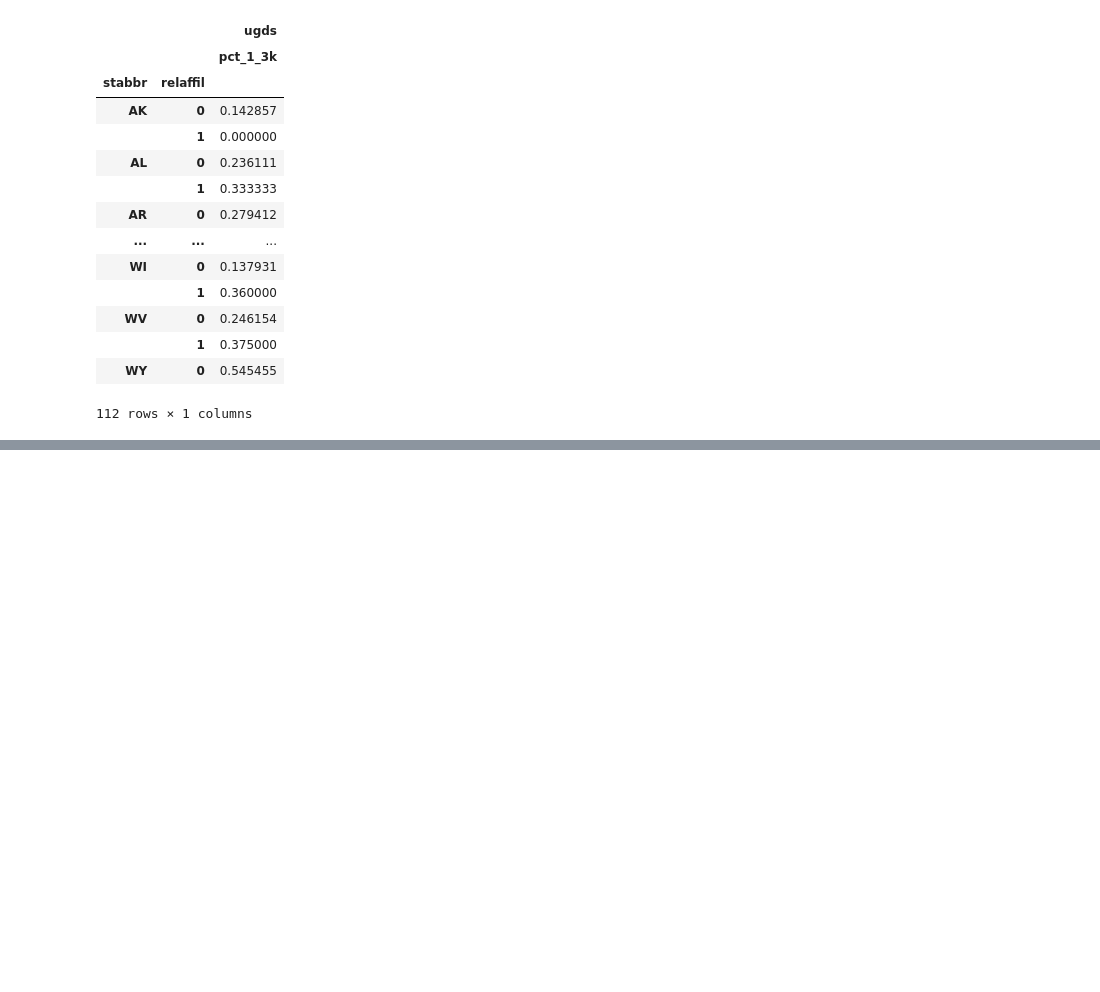
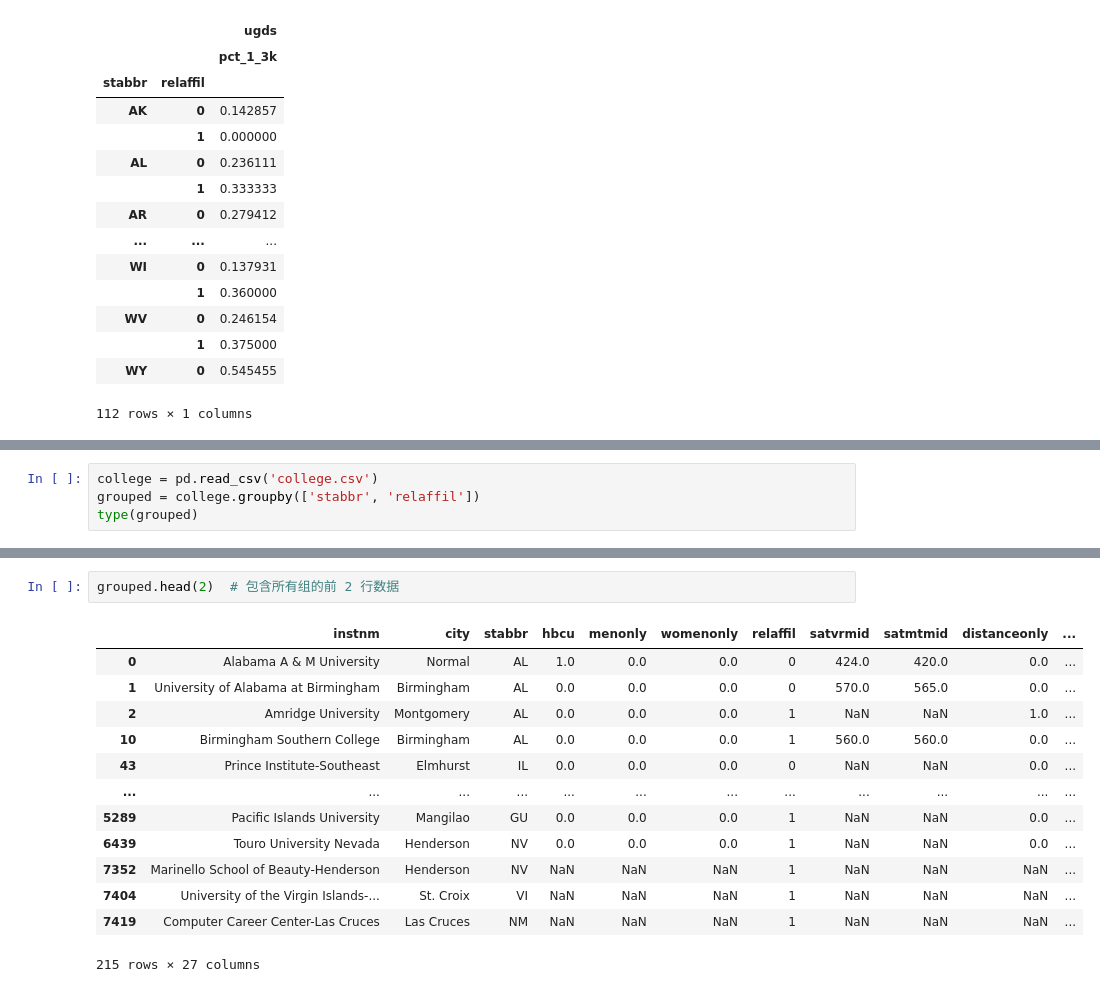
Before and after one commit to 99night66/pandas_study, a Jupyter notebook: 7_分组聚合过滤转换.ipynb, the cells around one changed output, grey strips where cells are left out. Cells and saved outputs as stored; diff of their text form; blank space fills up the shorter version.

```diff
--- a/7_分组聚合过滤转换.ipynb
+++ b/7_分组聚合过滤转换.ipynb
@@ -445,0 +448,4 @@ college.groupby(['stabbr', 'relaffil']).agg({'ugds':[('pct_1_3k', my_agg1)]})  #
+# %%
+college = pd.read_csv('college.csv')
+grouped = college.groupby(['stabbr', 'relaffil'])
+type(grouped)
@@ -445,0 +529,16 @@ college.groupby(['stabbr', 'relaffil']).agg({'ugds':[('pct_1_3k', my_agg1)]})  #
+# %%
+grouped.head(2)  # 包含所有组的前 2 行数据
+# %% [output]
+|  | instnm | city | stabbr | hbcu | menonly | womenonly | relaffil | satvrmid | satmtmid | distanceonly | ... |
+| 0 | Alabama A & M University | Normal | AL | 1.0 | 0.0 | 0.0 | 0 | 424.0 | 420.0 | 0.0 | ... |
+| 1 | University of Alabama at Birmingham | Birmingham | AL | 0.0 | 0.0 | 0.0 | 0 | 570.0 | 565.0 | 0.0 | ... |
+| 2 | Amridge University | Montgomery | AL | 0.0 | 0.0 | 0.0 | 1 | NaN | NaN | 1.0 | ... |
+| 10 | Birmingham Southern College | Birmingham | AL | 0.0 | 0.0 | 0.0 | 1 | 560.0 | 560.0 | 0.0 | ... |
+| 43 | Prince Institute-Southeast | Elmhurst | IL | 0.0 | 0.0 | 0.0 | 0 | NaN | NaN | 0.0 | ... |
+| ... | ... | ... | ... | ... | ... | ... | ... | ... | ... | ... | ... |
+| 5289 | Pacific Islands University | Mangilao | GU | 0.0 | 0.0 | 0.0 | 1 | NaN | NaN | 0.0 | ... |
+| 6439 | Touro University Nevada | Henderson | NV | 0.0 | 0.0 | 0.0 | 1 | NaN | NaN | 0.0 | ... |
+| 7352 | Marinello School of Beauty-Henderson | Henderson | NV | NaN | NaN | NaN | 1 | NaN | NaN | NaN | ... |
+| 7404 | University of the Virgin Islands-... | St. Croix | VI | NaN | NaN | NaN | 1 | NaN | NaN | NaN | ... |
+| 7419 | Computer Career Center-Las Cruces | Las Cruces | NM | NaN | NaN | NaN | 1 | NaN | NaN | NaN | ... |
+215 rows × 27 columns
```
Also changed, not shown: parts of 25 cells of this notebook, 1 other file.
